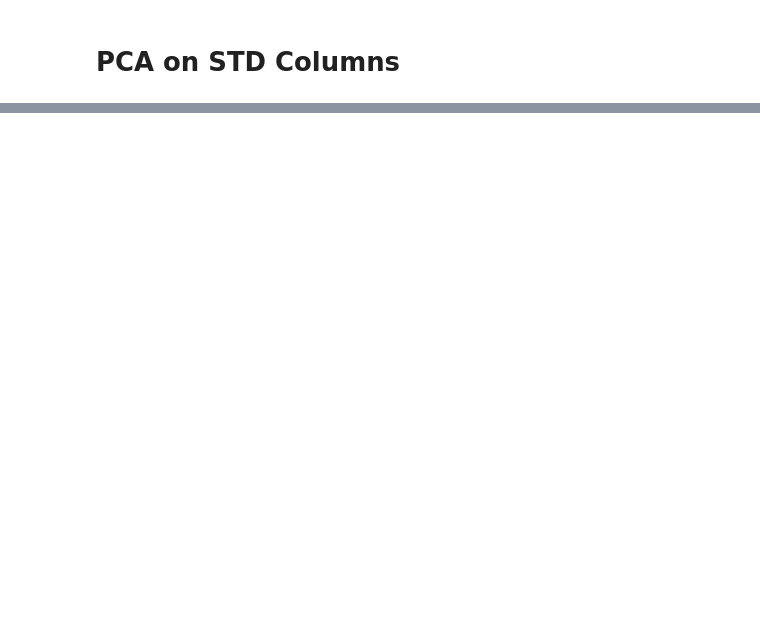
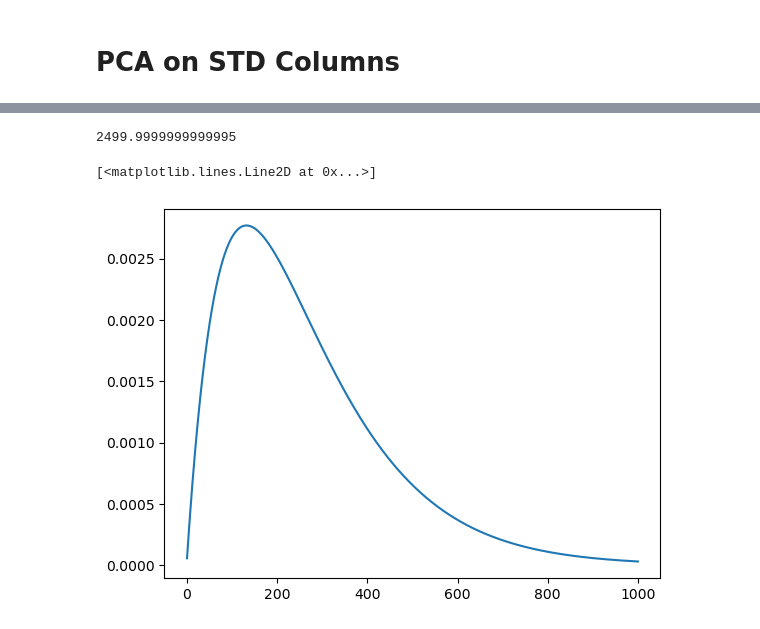
Before and after one commit to jmniehaus/cervical_cancer, a Jupyter notebook: cervical.ipynb, the cells around one changed output, grey strips where cells are left out. Drawn from its saved outputs; the diff is of its cells as text; code cells hidden in the pictures; blank space fills up the shorter version.

```diff
--- a/cervical.ipynb
+++ b/cervical.ipynb
@@ -259,0 +349,14 @@ class mice_imputer():
+# %%
+125*(.8/.2**2)
+# %% [output]
+2499.9999999999995
+# %%
+n = 2
+p = .0075
+# x = stats.nbinom.rvs(n = n, p=p, size = 10000)
+# plt.hist(x,density=True, bins = 100)
+xl = np.floor(np.linspace(0, 1000, 1000))
+plt.plot(xl, stats.nbinom.pmf(xl, n = n, p = p))
+# %% [output]
+[<matplotlib.lines.Line2D at 0x...>]
+[figure, added]
```
Also changed, not shown: parts of 36 cells of this notebook, 1 other file.
